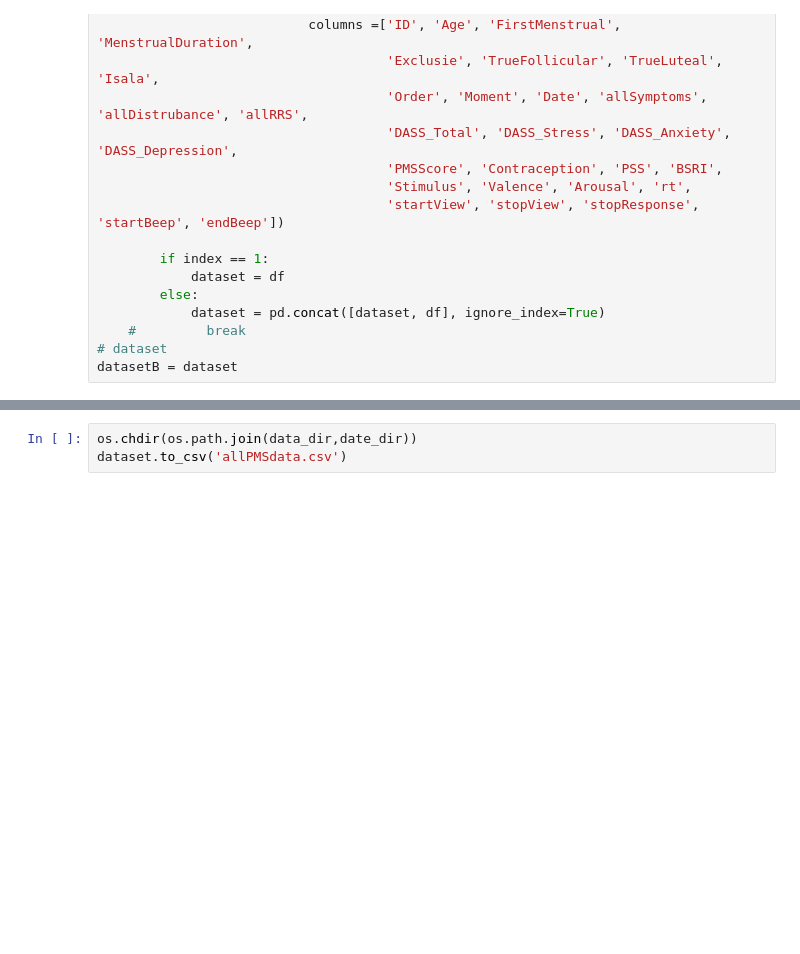
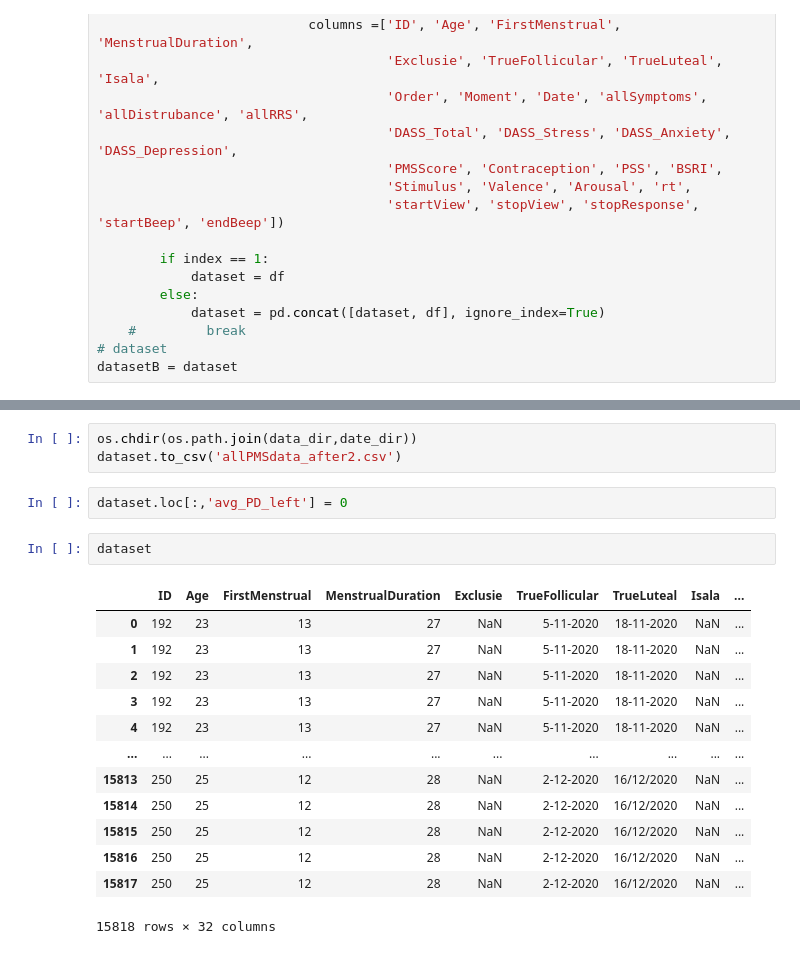
Before and after one commit to mitchelkappen/PMS_analysis, a Jupyter notebook: Code/2_preprocess_behavioral.ipynb, the cells around one changed output, grey strips where cells are left out. Drawn from its saved outputs; the diff is of its cells as text; blank space fills up the shorter version.

```diff
--- a/Code/2_preprocess_behavioral.ipynb
+++ b/Code/2_preprocess_behavioral.ipynb
@@ -348,3 +349,21 @@ dataset
 # %%
 os.chdir(os.path.join(data_dir,date_dir))
-dataset.to_csv('allPMSdata.csv')
+dataset.to_csv('allPMSdata_after2.csv')
+# %%
+dataset.loc[:,'avg_PD_left'] = 0
+# %%
+dataset
+# %% [output]
+|  | ID | Age | FirstMenstrual | MenstrualDuration | Exclusie | TrueFollicular | TrueLuteal | Isala | ... |
+| 0 | 192 | 23 | 13 | 27 | NaN | 5-11-2020 | 18-11-2020 | NaN | ... |
+| 1 | 192 | 23 | 13 | 27 | NaN | 5-11-2020 | 18-11-2020 | NaN | ... |
+| 2 | 192 | 23 | 13 | 27 | NaN | 5-11-2020 | 18-11-2020 | NaN | ... |
+| 3 | 192 | 23 | 13 | 27 | NaN | 5-11-2020 | 18-11-2020 | NaN | ... |
+| 4 | 192 | 23 | 13 | 27 | NaN | 5-11-2020 | 18-11-2020 | NaN | ... |
+| ... | ... | ... | ... | ... | ... | ... | ... | ... | ... |
+| 15813 | 250 | 25 | 12 | 28 | NaN | 2-12-2020 | 16/12/2020 | NaN | ... |
+| 15814 | 250 | 25 | 12 | 28 | NaN | 2-12-2020 | 16/12/2020 | NaN | ... |
+| 15815 | 250 | 25 | 12 | 28 | NaN | 2-12-2020 | 16/12/2020 | NaN | ... |
+| 15816 | 250 | 25 | 12 | 28 | NaN | 2-12-2020 | 16/12/2020 | NaN | ... |
+| 15817 | 250 | 25 | 12 | 28 | NaN | 2-12-2020 | 16/12/2020 | NaN | ... |
+15818 rows × 32 columns
```
Also changed, not shown: parts of 2 cells of this notebook, 3 other files.
